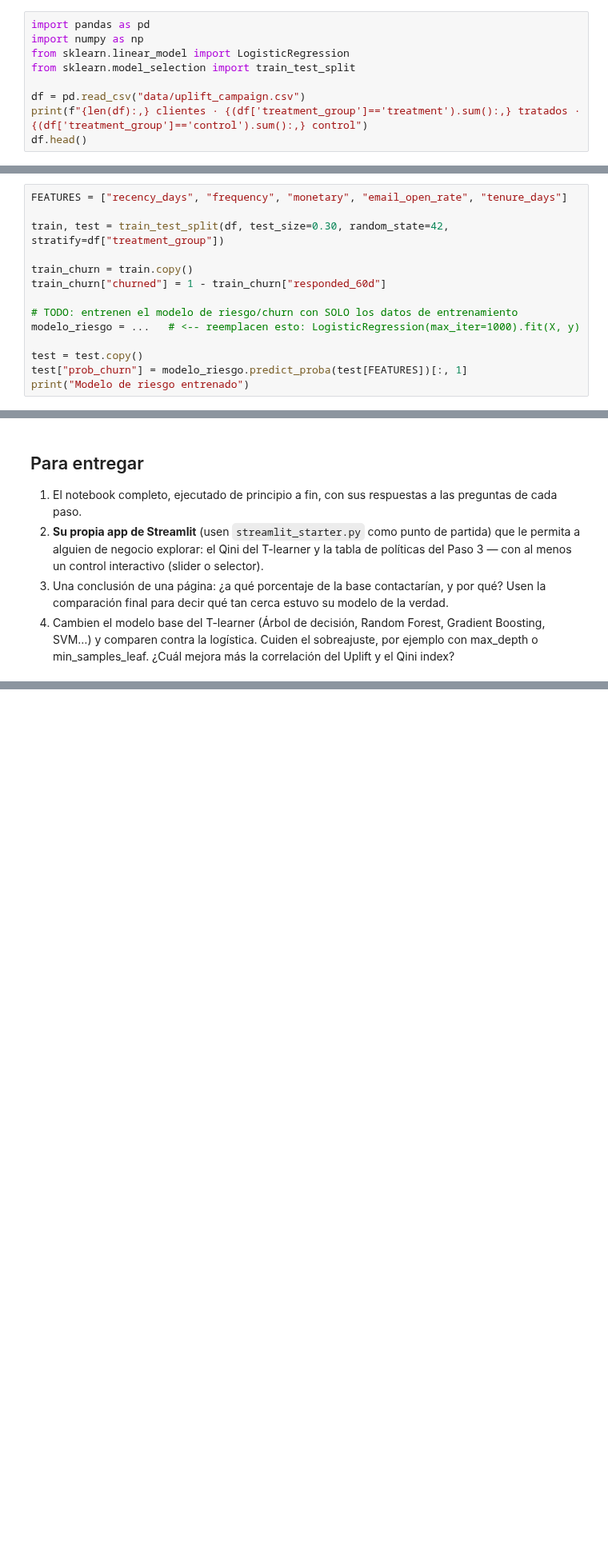
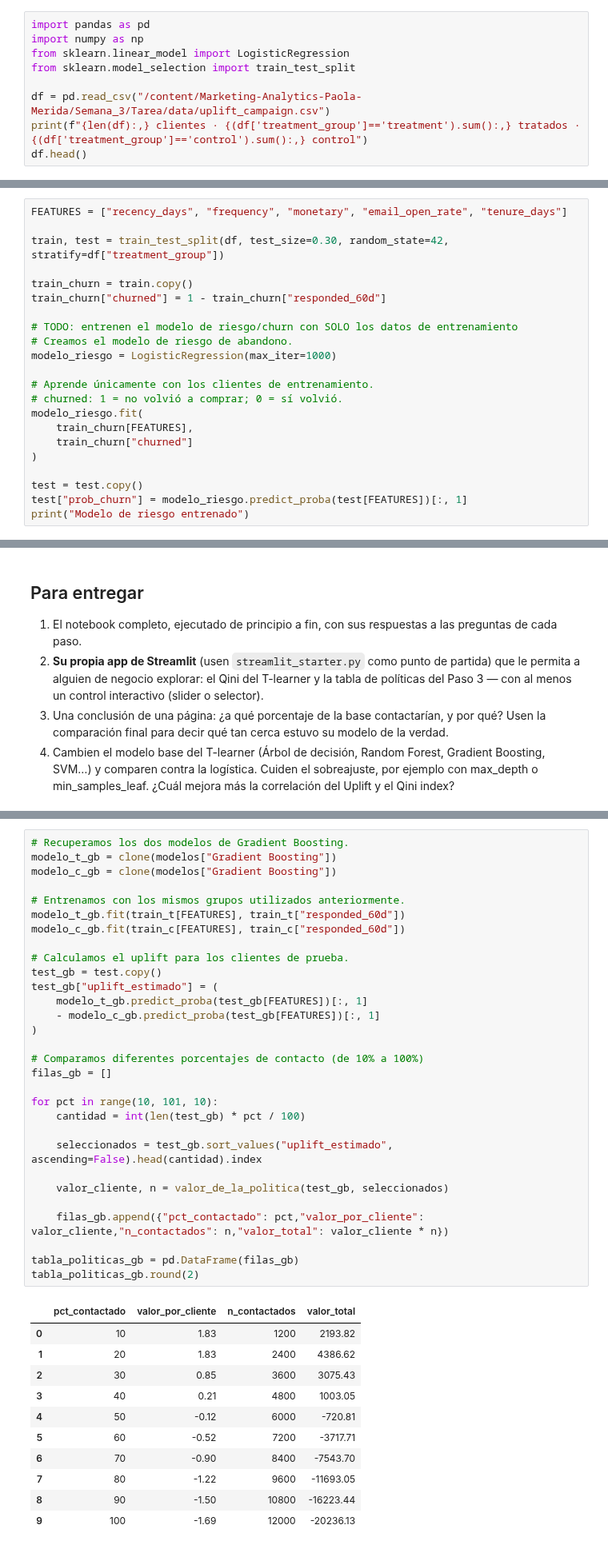
Before and after one commit to paolamerida2002-dev/Marketing-Analytics-Paola-Merida, a Jupyter notebook: Semana_3/Tarea/laboratorio_final.ipynb, the cells around one changed output, grey strips where cells are left out. Shown at 80% size. Drawn from its saved outputs; the diff is of its cells as text; blank space fills up the shorter version.

```diff
--- a/Semana_3/Tarea/laboratorio_final.ipynb
+++ b/Semana_3/Tarea/laboratorio_final.ipynb
@@ -32,6 +65,6 @@ import numpy as np
 from sklearn.linear_model import LogisticRegression
 from sklearn.model_selection import train_test_split
 
-df = pd.read_csv("data/uplift_campaign.csv")
+df = pd.read_csv("/content/Marketing-Analytics-Paola-Merida/Semana_3/Tarea/data/uplift_campaign.csv")
 print(f"{len(df):,} clientes · {(df['treatment_group']=='treatment').sum():,} tratados · {(df['treatment_group']=='control').sum():,} control")
 df.head()
@@ -50,7 +91,15 @@ train_churn = train.copy()
 train_churn["churned"] = 1 - train_churn["responded_60d"]
 
 # TODO: entrenen el modelo de riesgo/churn con SOLO los datos de entrenamiento
-modelo_riesgo = ...   # <-- reemplacen esto: LogisticRegression(max_iter=1000).fit(X, y)
+# Creamos el modelo de riesgo de abandono.
+modelo_riesgo = LogisticRegression(max_iter=1000)
+
+# Aprende únicamente con los clientes de entrenamiento.
+# churned: 1 = no volvió a comprar; 0 = sí volvió.
+modelo_riesgo.fit(
+    train_churn[FEATURES],
+    train_churn["churned"]
+)
 
 test = test.copy()
 test["prob_churn"] = modelo_riesgo.predict_proba(test[FEATURES])[:, 1]
@@ -190,0 +290,42 @@ print("Correlación entre uplift ESTIMADO y uplift VERDADERO:", round(full_test[
+# %%
+# Recuperamos los dos modelos de Gradient Boosting.
+modelo_t_gb = clone(modelos["Gradient Boosting"])
+modelo_c_gb = clone(modelos["Gradient Boosting"])
+
+# Entrenamos con los mismos grupos utilizados anteriormente.
+modelo_t_gb.fit(train_t[FEATURES], train_t["responded_60d"])
+modelo_c_gb.fit(train_c[FEATURES], train_c["responded_60d"])
+
+# Calculamos el uplift para los clientes de prueba.
+test_gb = test.copy()
+test_gb["uplift_estimado"] = (
+    modelo_t_gb.predict_proba(test_gb[FEATURES])[:, 1]
+    - modelo_c_gb.predict_proba(test_gb[FEATURES])[:, 1]
+)
+
+# Comparamos diferentes porcentajes de contacto (de 10% a 100%)
+filas_gb = []
+
+for pct in range(10, 101, 10):
+    cantidad = int(len(test_gb) * pct / 100)
+
+    seleccionados = test_gb.sort_values("uplift_estimado", ascending=False).head(cantidad).index
+
+    valor_cliente, n = valor_de_la_politica(test_gb, seleccionados)
+
+    filas_gb.append({"pct_contactado": pct,"valor_por_cliente": valor_cliente,"n_contactados": n,"valor_total": valor_cliente * n})
+
+tabla_politicas_gb = pd.DataFrame(filas_gb)
+tabla_politicas_gb.round(2)
+# %% [output]
+|  | pct_contactado | valor_por_cliente | n_contactados | valor_total |
+| 0 | 10 | 1.83 | 1200 | 2193.82 |
+| 1 | 20 | 1.83 | 2400 | 4386.62 |
+| 2 | 30 | 0.85 | 3600 | 3075.43 |
+| 3 | 40 | 0.21 | 4800 | 1003.05 |
+| 4 | 50 | -0.12 | 6000 | -720.81 |
+| 5 | 60 | -0.52 | 7200 | -3717.71 |
+| 6 | 70 | -0.90 | 8400 | -7543.70 |
+| 7 | 80 | -1.22 | 9600 | -11693.05 |
+| 8 | 90 | -1.50 | 10800 | -16223.44 |
+| 9 | 100 | -1.69 | 12000 | -20236.13 |
```
Also changed, not shown: parts of 14 cells of this notebook.
